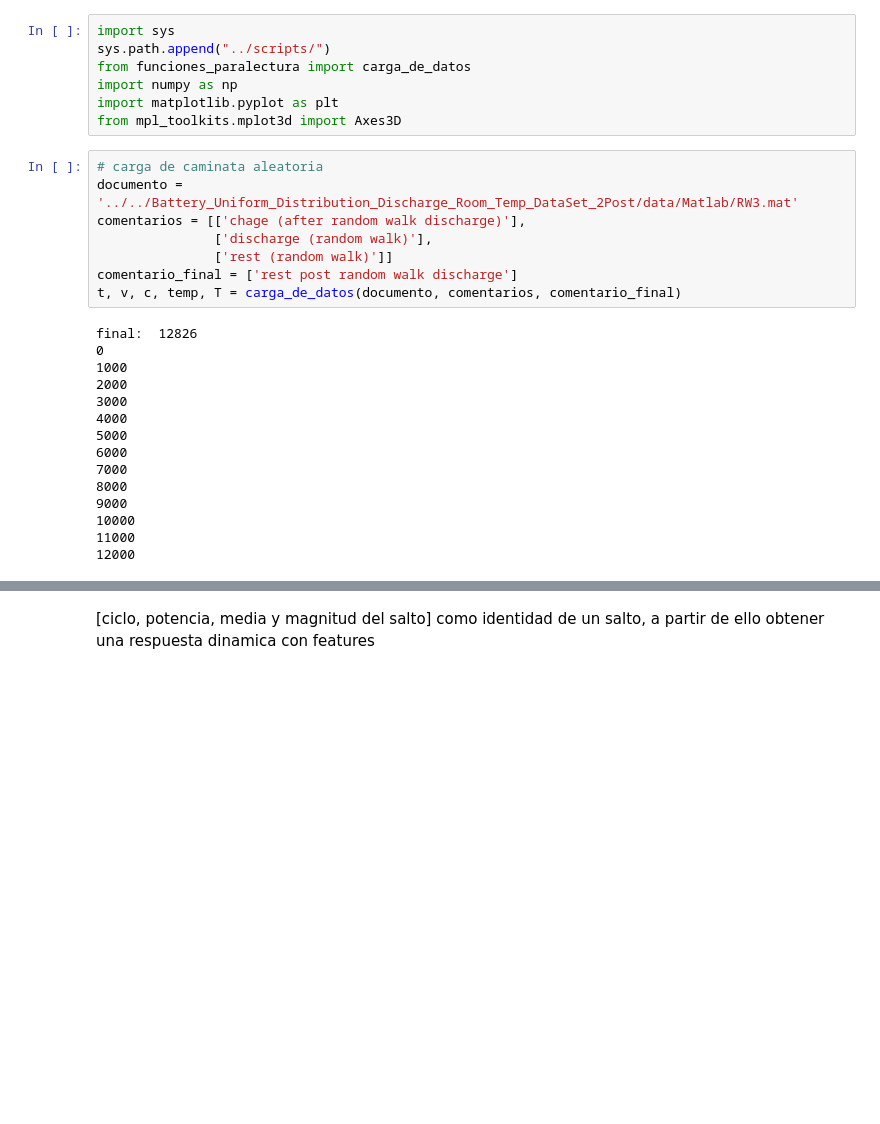
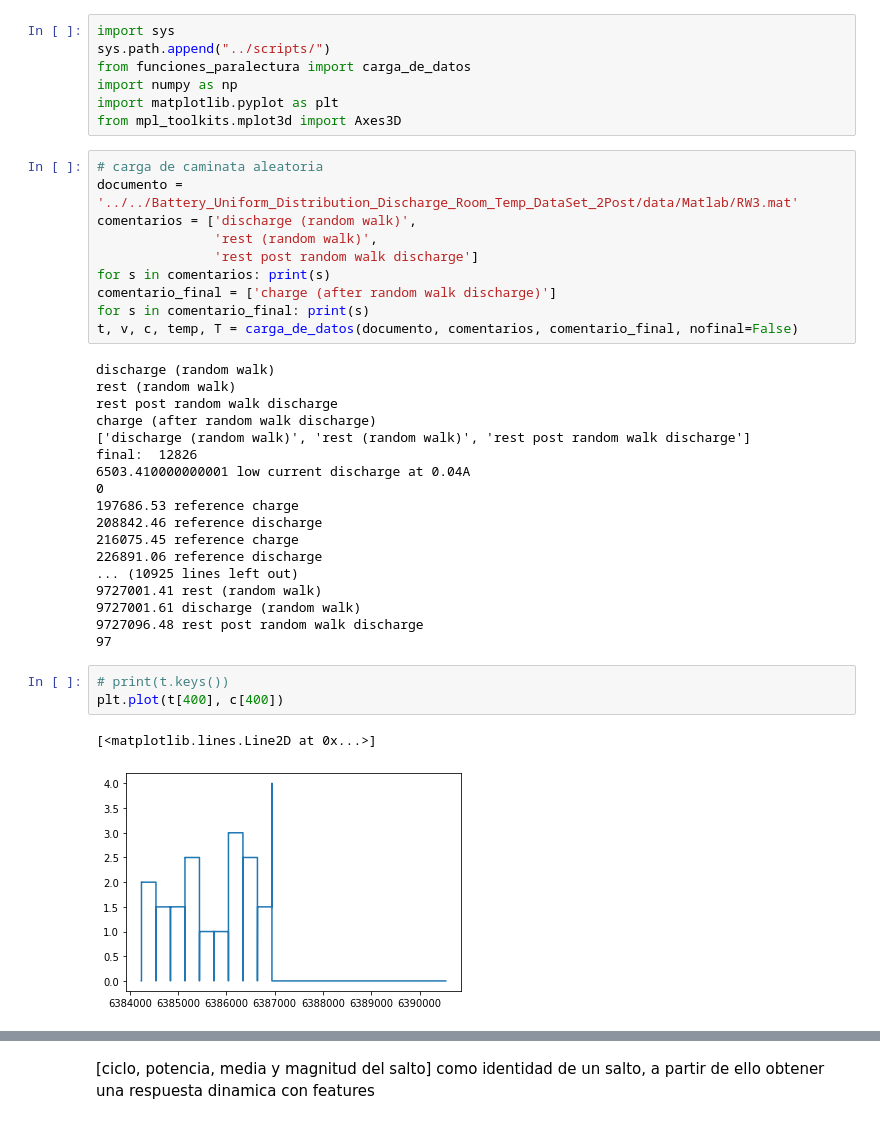
Before and after one commit to MartinVIllesca/Analisis_Baterias, a Jupyter notebook: notebooks/exploracion.ipynb, the cells around one changed output, grey strips where cells are left out. Saved outputs shown, nothing was run; the diff lists cells and outputs as text; blank space fills up the shorter version.

```diff
--- a/notebooks/exploracion.ipynb
+++ b/notebooks/exploracion.ipynb
@@ -10,23 +10,34 @@ from mpl_toolkits.mplot3d import Axes3D
 # %%
 # carga de caminata aleatoria
 documento = '../../Battery_Uniform_Distribution_Discharge_Room_Temp_DataSet_2Post/data/Matlab/RW3.mat'
-comentarios = [['chage (after random walk discharge)'],
-               ['discharge (random walk)'],
-               ['rest (random walk)']]
-comentario_final = ['rest post random walk discharge']
-t, v, c, temp, T = carga_de_datos(documento, comentarios, comentario_final)
+comentarios = ['discharge (random walk)',
+               'rest (random walk)',
+               'rest post random walk discharge']
+for s in comentarios: print(s)
+comentario_final = ['charge (after random walk discharge)']
+for s in comentario_final: print(s)
+t, v, c, temp, T = carga_de_datos(documento, comentarios, comentario_final, nofinal=False)
 # %% [output]
+discharge (random walk)
+rest (random walk)
+rest post random walk discharge
+charge (after random walk discharge)
+['discharge (random walk)', 'rest (random walk)', 'rest post random walk discharge']
 final:  12826
+6503.410000000001 low current discharge at 0.04A
 0
-1000
-2000
-3000
-4000
-5000
-6000
-7000
-8000
-9000
-10000
-11000
-12000
+197686.53 reference charge
+208842.46 reference discharge
+216075.45 reference charge
+226891.06 reference discharge
+... (10925 lines left out)
+9727001.41 rest (random walk)
+9727001.61 discharge (random walk)
+9727096.48 rest post random walk discharge
+97
+# %%
+# print(t.keys())
+plt.plot(t[400], c[400])
+# %% [output]
+[<matplotlib.lines.Line2D at 0x...>]
+[figure, added]
```
Also changed, not shown: parts of 24 cells of this notebook, 5 other files.
